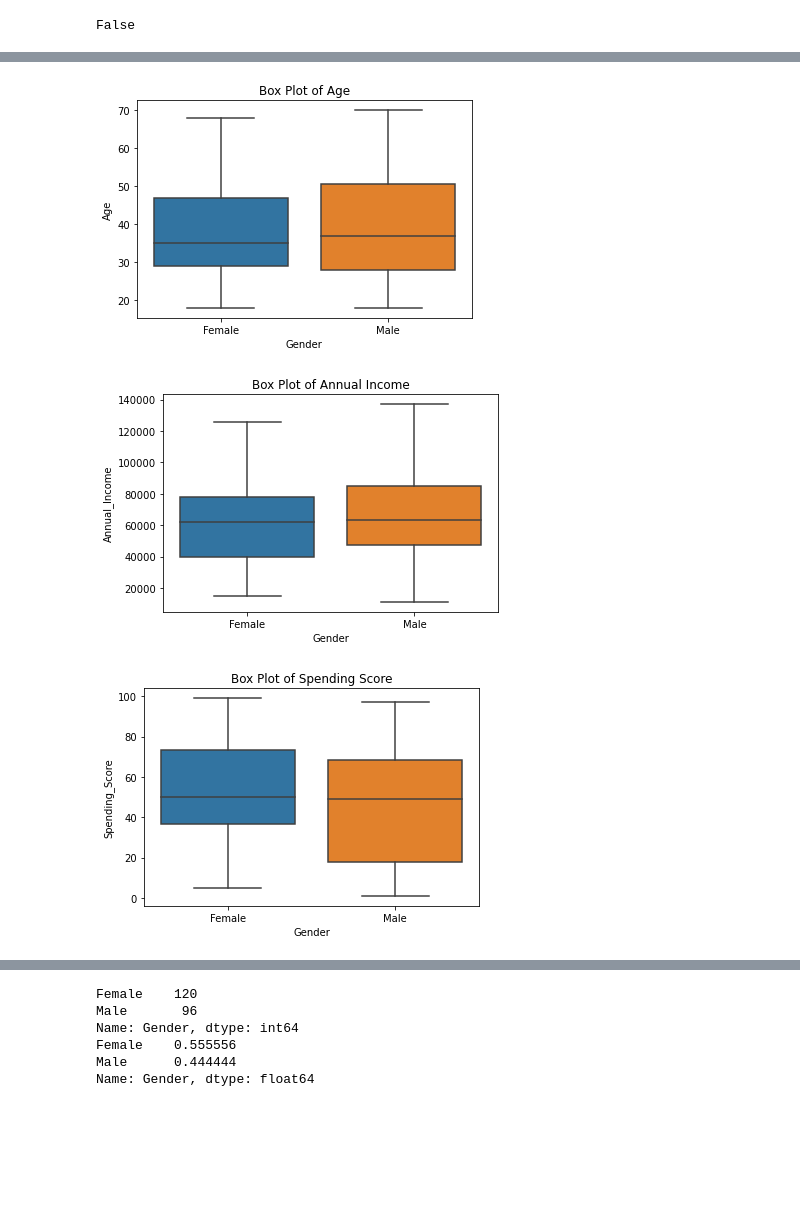
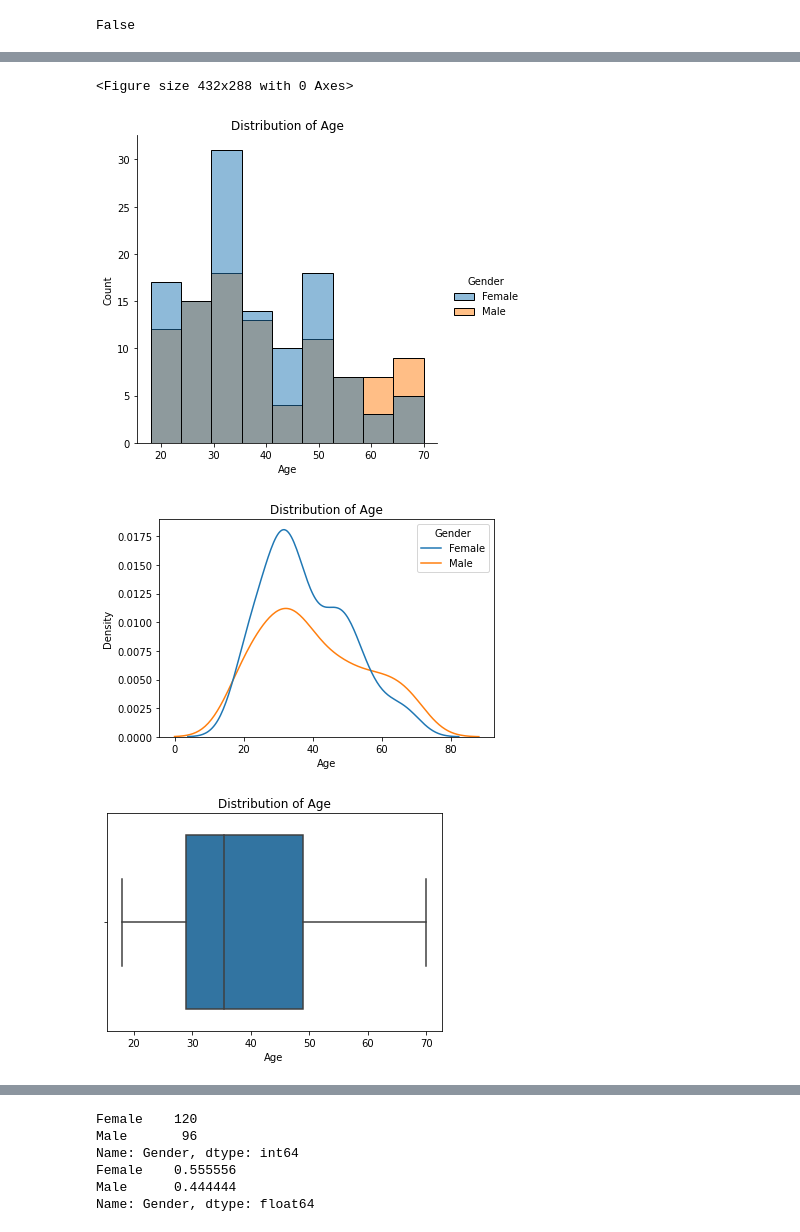
Before and after one commit to MeganWang393/PortfolioProjects, a Jupyter notebook: KMeans Clustering.ipynb, the cells around one changed output, grey strips where cells are left out. Cells and saved outputs as stored; diff of their text form; code cells hidden in the pictures; blank space fills up the shorter version.

```diff
--- a/KMeans Clustering.ipynb
+++ b/KMeans Clustering.ipynb
@@ -114,12 +72,19 @@ def BoxPlot1 (col, plt_title, data1=df):
-# %%
-BoxPlot1(df['Age'], 'Box Plot of Age')
-# %% [output]
-[figure, removed]
-# %%
-BoxPlot1(df['Annual_Income'], 'Box Plot of Annual Income')
-# %% [output]
-[figure, removed]
-# %%
-BoxPlot1(df['Spending_Score'], 'Box Plot of Spending Score')
-# %% [output]
-[figure, removed]
+# %%
+def dist_kde_box_Plot (plotType, col, plt_title, data1=df):
+    plt.figure()
+    if plotType == 1:
+        sns.displot(data=data1, x=col, hue='Gender')
+    elif plotType == 2:
+        sns.kdeplot(data=data1, x=col, hue='Gender')
+    elif plotType == 3:
+        sns.boxplot(data=data1, x=col, hue='Gender')
+    plt.title(plt_title)
+# %%
+dist_kde_box_Plot(1, df['Age'], 'Distribution of Age')
+dist_kde_box_Plot(2, df['Age'], 'Distribution of Age')
+dist_kde_box_Plot(3, df['Age'], 'Distribution of Age')
+# %% [output]
+<Figure size 432x288 with 0 Axes>
+[figure, added]
+[figure, added]
+[figure, added]
```
Also changed, not shown: parts of 14 cells of this notebook.
